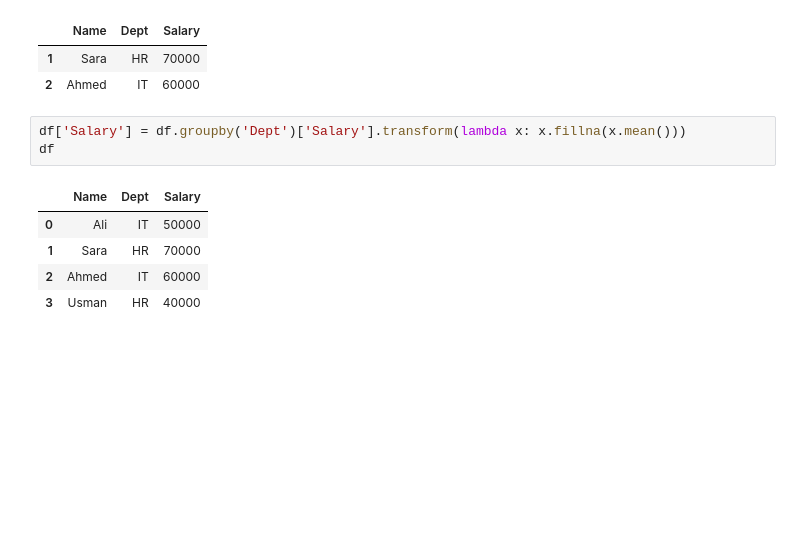
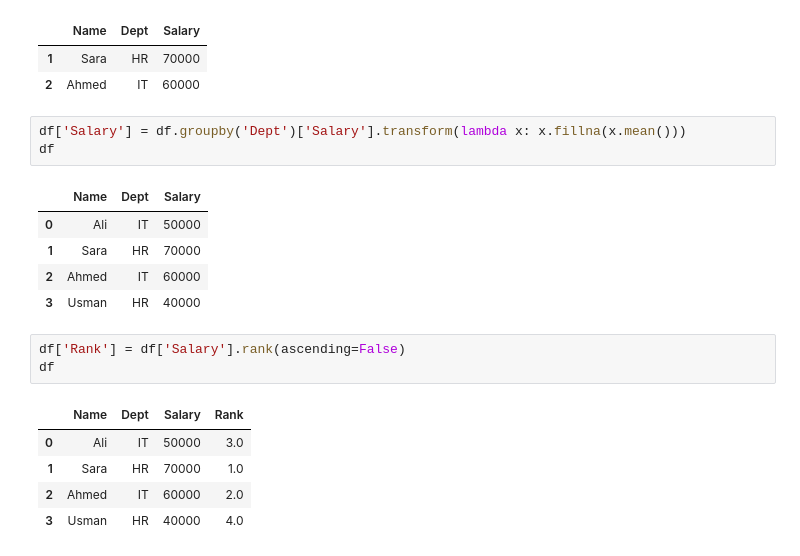
Before and after one commit to umer1730/Semester-2, a Jupyter notebook: Sem 3/Pandas/Dataframe_sel_index.ipynb, the cells around one changed output. Saved outputs shown, nothing was run; the diff lists cells and outputs as text; blank space fills up the shorter version.

Commit message:
create a rank based on salary

```diff
--- a/Sem 3/Pandas/Dataframe_sel_index.ipynb
+++ b/Sem 3/Pandas/Dataframe_sel_index.ipynb
@@ -498,3 +498,12 @@ df
 | 1 | Sara | HR | 70000 |
 | 2 | Ahmed | IT | 60000 |
 | 3 | Usman | HR | 40000 |
+# %%
+df['Rank'] = df['Salary'].rank(ascending=False)
+df
+# %% [output]
+|  | Name | Dept | Salary | Rank |
+| 0 | Ali | IT | 50000 | 3.0 |
+| 1 | Sara | HR | 70000 | 1.0 |
+| 2 | Ahmed | IT | 60000 | 2.0 |
+| 3 | Usman | HR | 40000 | 4.0 |
```
